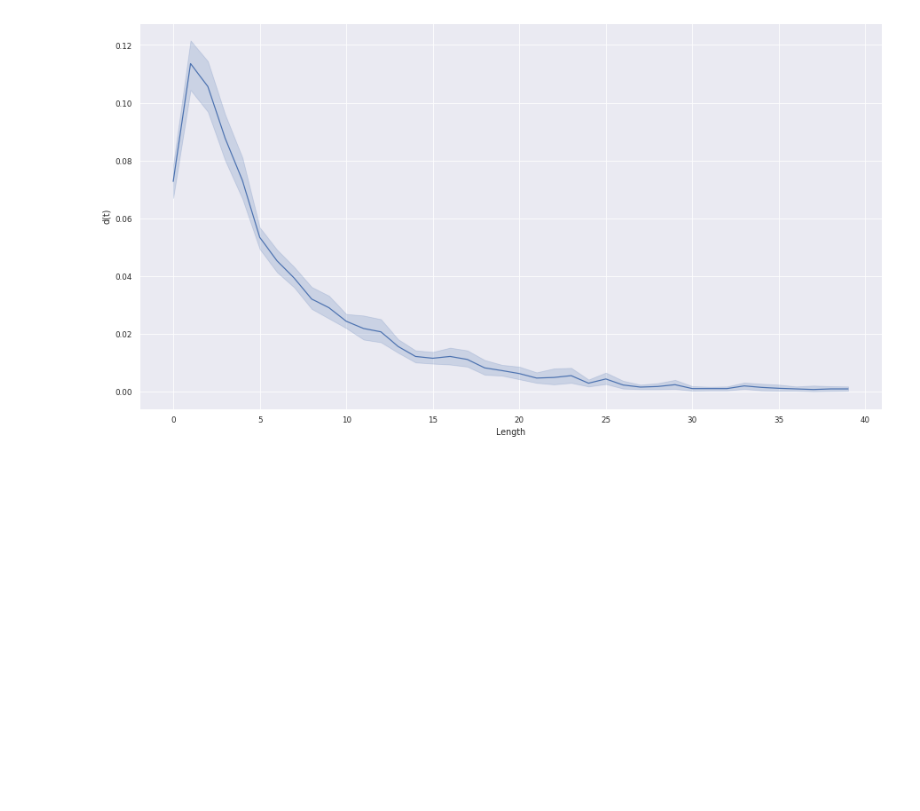
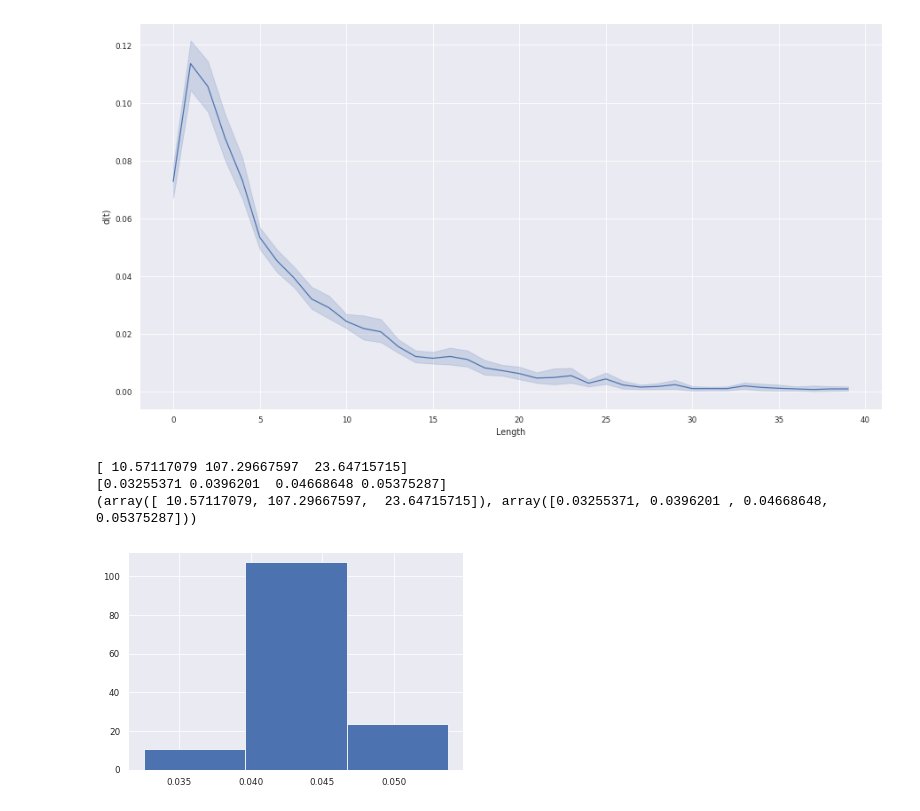
Before and after one commit to thummelt/master-thesis, a Jupyter notebook: code/src/Data_Analysis.ipynb, the cells around one changed output. Drawn from its saved outputs; the diff is of its cells as text; code cells hidden in the pictures; blank space fills up the shorter version.

Commit message:
Adding price analysis

```diff
--- a/code/src/Data_Analysis.ipynb
+++ b/code/src/Data_Analysis.ipynb
@@ -187,15 +187,25 @@ sns.lineplot(x=df_plot["Length"], y=df_plot["d(t)"]/100,legend = False,
 [figure]
 # %%
 # Read in excel
+prc = pd.read_csv("/usr/app/data/input/Price_avg.csv", sep=";")
 
 # Calculate euro/kWh
+prc[["Year","Winter","Sommer"]] = prc[["Year","Winter","Sommer"]]/1000
 
 # Derive normal distribution for each point in time (sd is mean-lower = upper-mean)
-mu = mean
-sigma = mean-lower
-s = np.random.normal(mu, sigma, 1000)
+s = np.random.normal(prc.loc[0,"Year"], abs(prc.loc[0,"Year"]-prc.loc[0,"Winter"]), 10000)
 
 # Derive histrogram from normal distribution with 3 bins
-count, bins, ignored = plt.hist(s, 30, density=True)
+count, bins, ignored = plt.hist(s, 3, density=True)
+hist = np.histogram(s, bins = 3, density = True)
+# TODO get probabilities => 10.57*intervall of bar
 
 # Export probabilities
+print(count)
+print(bins)
+print(hist)
+# %% [output]
+[ 10.57117079 107.29667597  23.64715715]
+[0.03255371 0.0396201  0.04668648 0.05375287]
+(array([ 10.57117079, 107.29667597,  23.64715715]), array([0.03255371, 0.0396201 , 0.04668648, 0.05375287]))
+[figure, added]
```
